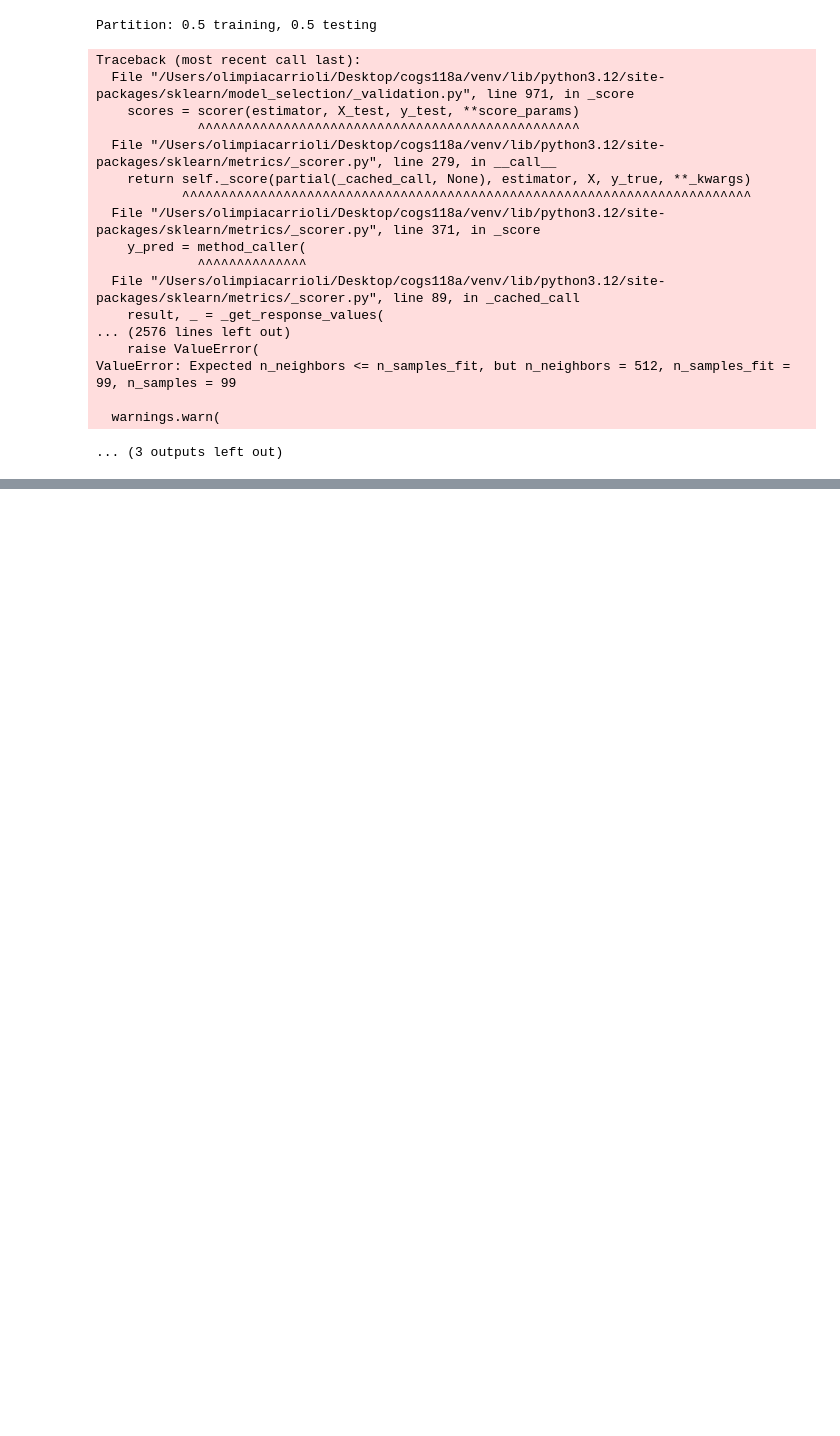
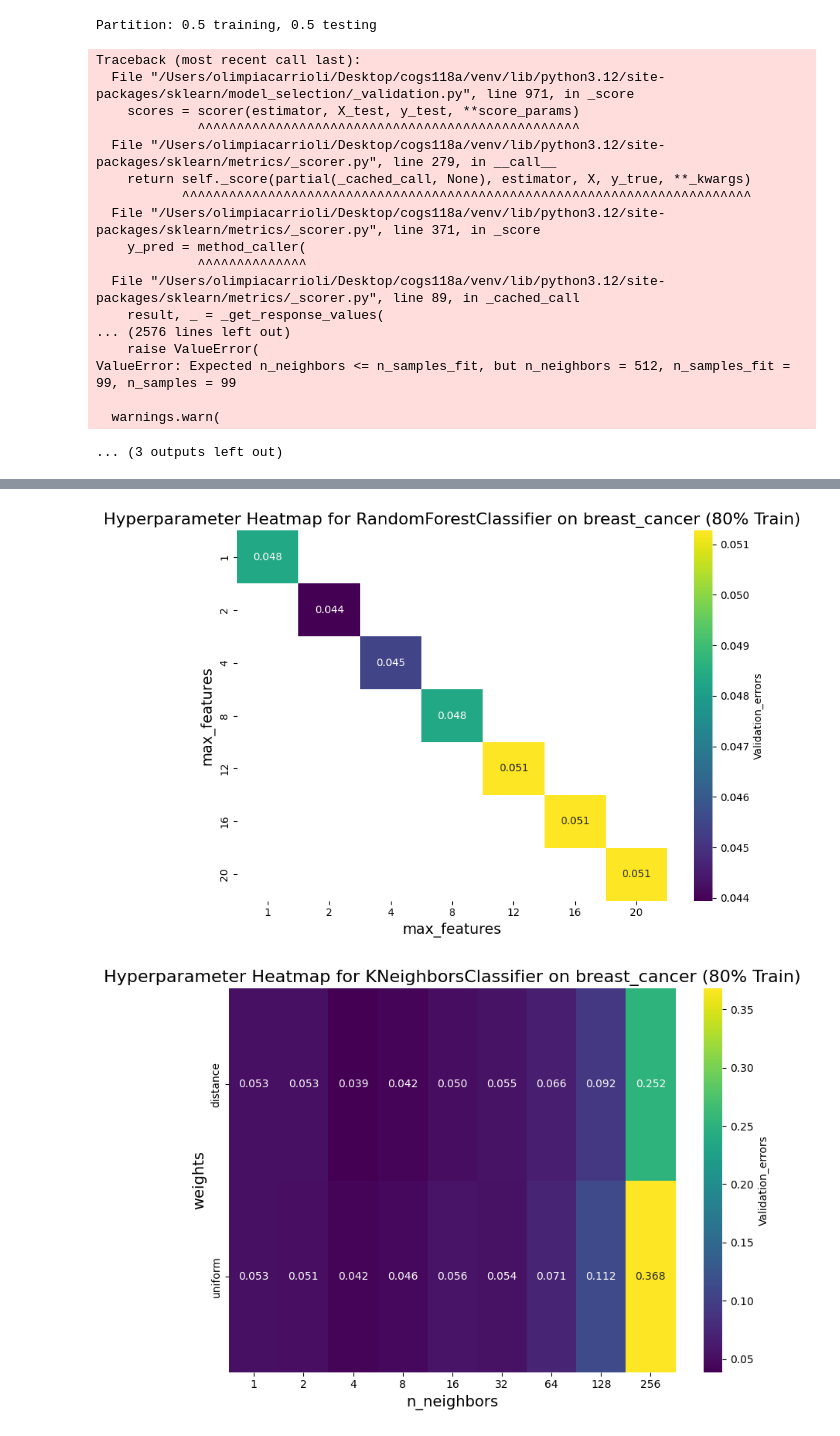
Before and after one commit to holliwood8/final-project, a Jupyter notebook: final-project.ipynb, the cells around one changed output, grey strips where cells are left out. Drawn from its saved outputs; the diff is of its cells as text; code cells hidden in the pictures; blank space fills up the shorter version.

```diff
--- a/final-project.ipynb
+++ b/final-project.ipynb
@@ -106,9 +90,7 @@ grid = {
 }
 # %%
 # define a dictionary of datasets
-dfs = {#"mushroom": (X_mushroom, y_mushroom),
-#        "ionosphere": (X_ionosphere, y_ionosphere),
-       "breast_cancer": (X_breast_cancer, y_breast_cancer),
+dfs = {"breast_cancer": (X_breast_cancer, y_breast_cancer),
        "spambase": (X_spambase, y_spambase),
        "heart_disease": (X_heart_disease, y_heart_disease),
        "income": (X_income, y_income)}
@@ -346,0 +399,44 @@ plot_hyperparam_heatmap(
+# %%
+# inspect some hyperparameters heatmaps
+plot_hyperparam_heatmap(
+    trainer=trainer,
+    dataset_name='breast_cancer',
+    classifier_name='RandomForestClassifier',
+    partition=0.8,
+    param_x='max_features',
+    param_y='max_features',
+    metric='validation_errors'
+)
+
+plot_hyperparam_heatmap(
+    trainer=trainer,
+    dataset_name='breast_cancer',
+    classifier_name='KNeighborsClassifier',
+    partition=0.8,
+    param_x='n_neighbors',
+    param_y='weights',
+    metric='validation_errors'
+)
+
+plot_hyperparam_heatmap(
+    trainer=trainer,
+    dataset_name='breast_cancer',
+    classifier_name='LinearSVC',
+    partition=0.8,
+    param_x='C',
+    param_y='C',
+    metric='validation_errors'
+)
+
+plot_hyperparam_heatmap(
+    trainer=trainer,
+    dataset_name='breast_cancer',
+    classifier_name='GaussianNB',
+    partition=0.8,
+    param_x='var_smoothing',
+    param_y='var_smoothing',
+    metric='validation_errors'
+)
+# %% [output]
+[figure, added]
+[figure, added]
```
Also changed, not shown: parts of 20 cells of this notebook, 4 other files.
